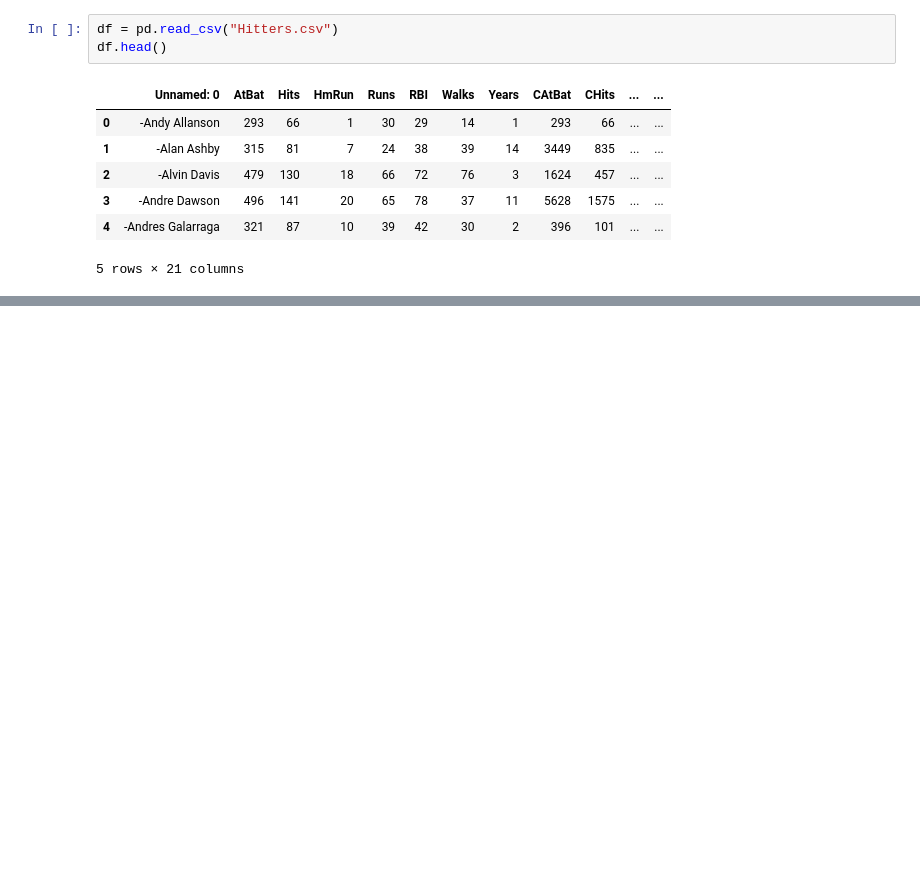
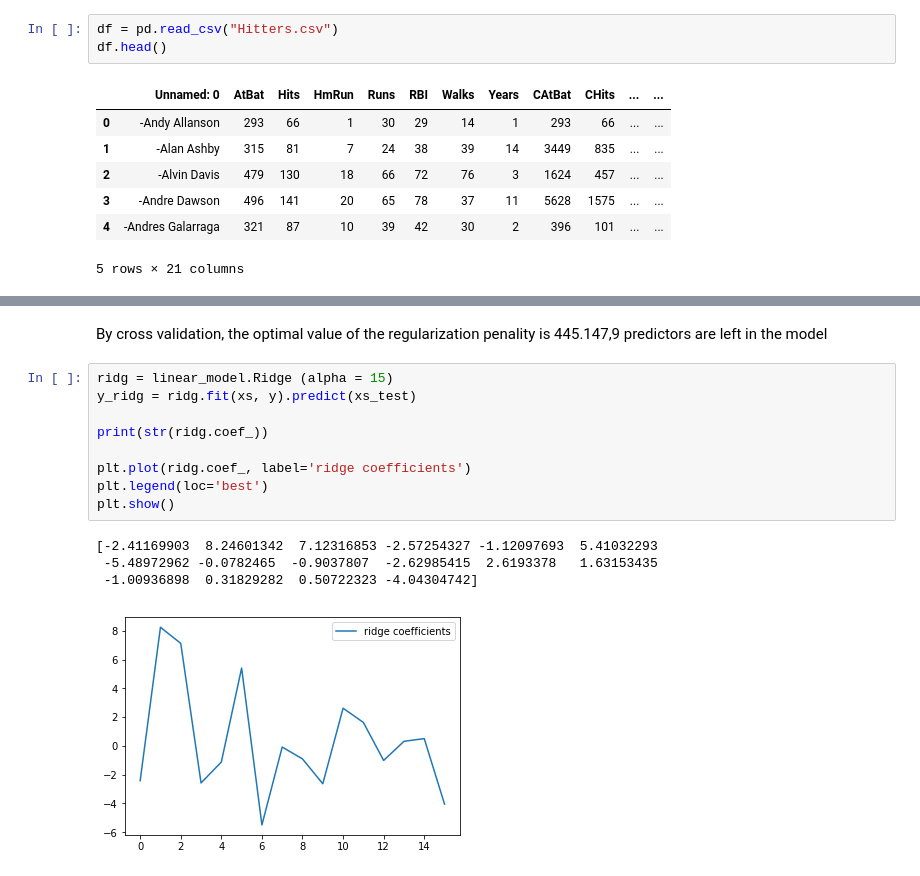
Before and after one commit to dingzy1995/ANLY590_HW1, a Jupyter notebook: HW1/HW1.ipynb, the cells around one changed output, grey strips where cells are left out. Saved outputs shown, nothing was run; the diff lists cells and outputs as text; blank space fills up the shorter version.

```diff
--- a/HW1/HW1.ipynb
+++ b/HW1/HW1.ipynb
@@ -47,0 +65,17 @@ plt.show()
+# %% [markdown]
+By cross validation, the optimal value of the regularization penality is 445.147,9 predictors are left in
+the model
+# %%
+ridg = linear_model.Ridge (alpha = 15)
+y_ridg = ridg.fit(xs, y).predict(xs_test)
+
+print(str(ridg.coef_))
+
+plt.plot(ridg.coef_, label='ridge coefficients')
+plt.legend(loc='best')
+plt.show()
+# %% [output]
+[-2.41169903  8.24601342  7.12316853 -2.57254327 -1.12097693  5.41032293
+ -5.48972962 -0.0782465  -0.9037807  -2.62985415  2.6193378   1.63153435
+ -1.00936898  0.31829282  0.50722323 -4.04304742]
+[figure, added]
```
Also changed, not shown: parts of 7 cells of this notebook.
